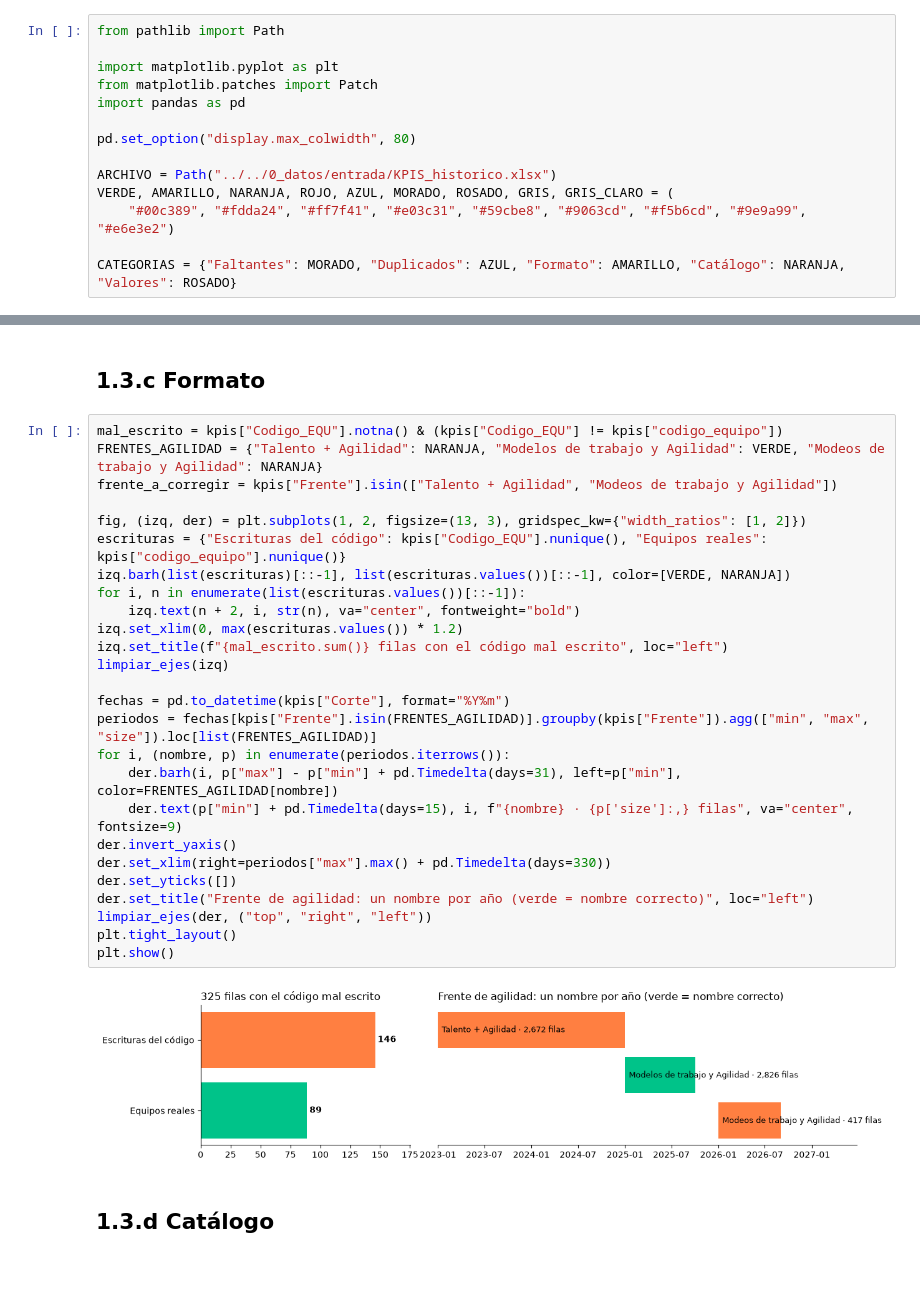
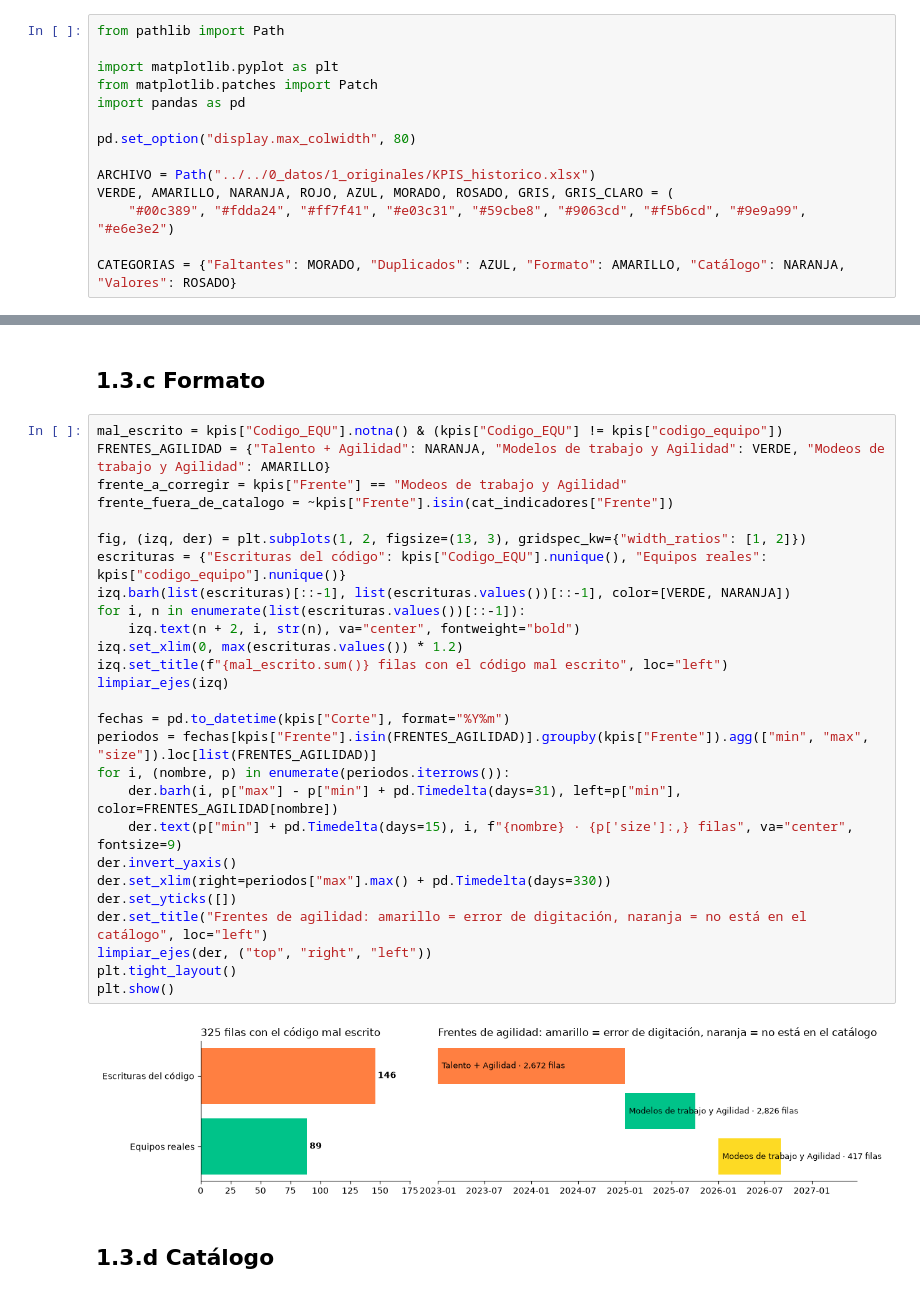
Before and after one commit to santiagoneusa/cib-de-technical-interview, a Jupyter notebook: 1_experimentacion/notebooks/1_3_evaluacion_calidad.ipynb, the cells around one changed output, grey strips where cells are left out. Cells and saved outputs as stored; diff of their text form.

```diff
--- a/1_experimentacion/notebooks/1_3_evaluacion_calidad.ipynb
+++ b/1_experimentacion/notebooks/1_3_evaluacion_calidad.ipynb
@@ -27,7 +27,7 @@ import pandas as pd
 
 pd.set_option("display.max_colwidth", 80)
 
-ARCHIVO = Path("../../0_datos/entrada/KPIS_historico.xlsx")
+ARCHIVO = Path("../../0_datos/1_originales/KPIS_historico.xlsx")
 VERDE, AMARILLO, NARANJA, ROJO, AZUL, MORADO, ROSADO, GRIS, GRIS_CLARO = (
     "#00c389", "#fdda24", "#ff7f41", "#e03c31", "#59cbe8", "#9063cd", "#f5b6cd", "#9e9a99", "#e6e3e2")
 
@@ -152,32 +152,33 @@ plt.show()
 ## 1.3.c Formato
 # %%
 mal_escrito = kpis["Codigo_EQU"].notna() & (kpis["Codigo_EQU"] != kpis["codigo_equipo"])
-FRENTES_AGILIDAD = {"Talento + Agilidad": NARANJA, "Modelos de trabajo y Agilidad": VERDE, "Modeos de trabajo y Agilidad": NARANJA}
-frente_a_corregir = kpis["Frente"].isin(["Talento + Agilidad", "Modeos de trabajo y Agilidad"])
+FRENTES_AGILIDAD = {"Talento + Agilidad": NARANJA, "Modelos de trabajo y Agilidad": VERDE, "Modeos de trabajo y Agilidad": AMARILLO}
+frente_a_corregir = kpis["Frente"] == "Modeos de trabajo y Agilidad"
+frente_fuera_de_catalogo = ~kpis["Frente"].isin(cat_indicadores["Frente"])
 
 fig, (izq, der) = plt.subplots(1, 2, figsize=(13, 3), gridspec_kw={"width_ratios": [1, 2]})
 escrituras = {"Escrituras del código": kpis["Codigo_EQU"].nunique(), "Equipos reales": kpis["codigo_equipo"].nunique()}
 izq.barh(list(escrituras)[::-1], list(escrituras.values())[::-1], color=[VERDE, NARANJA])
 for i, n in enumerate(list(escrituras.values())[::-1]):
     izq.text(n + 2, i, str(n), va="center", fontweight="bold")
 izq.set_xlim(0, max(escrituras.values()) * 1.2)
 izq.set_title(f"{mal_escrito.sum()} filas con el código mal escrito", loc="left")
 limpiar_ejes(izq)
 
 fechas = pd.to_datetime(kpis["Corte"], format="%Y%m")
 periodos = fechas[kpis["Frente"].isin(FRENTES_AGILIDAD)].groupby(kpis["Frente"]).agg(["min", "max", "size"]).loc[list(FRENTES_AGILIDAD)]
 for i, (nombre, p) in enumerate(periodos.iterrows()):
     der.barh(i, p["max"] - p["min"] + pd.Timedelta(days=31), left=p["min"], color=FRENTES_AGILIDAD[nombre])
     der.text(p["min"] + pd.Timedelta(days=15), i, f"{nombre} · {p['size']:,} filas", va="center", fontsize=9)
 der.invert_yaxis()
 der.set_xlim(right=periodos["max"].max() + pd.Timedelta(days=330))
 der.set_yticks([])
-der.set_title("Frente de agilidad: un nombre por año (verde = nombre correcto)", loc="left")
+der.set_title("Frentes de agilidad: amarillo = error de digitación, naranja = no está en el catálogo", loc="left")
 limpiar_ejes(der, ("top", "right", "left"))
 plt.tight_layout()
 plt.show()
 # %% [output]
-[figure, old version]
+[figure, new version]
 # %% [markdown]
 ## 1.3.d Catálogo
 # %%
```
Also changed, not shown: parts of 3 cells of this notebook, 21 other files.
